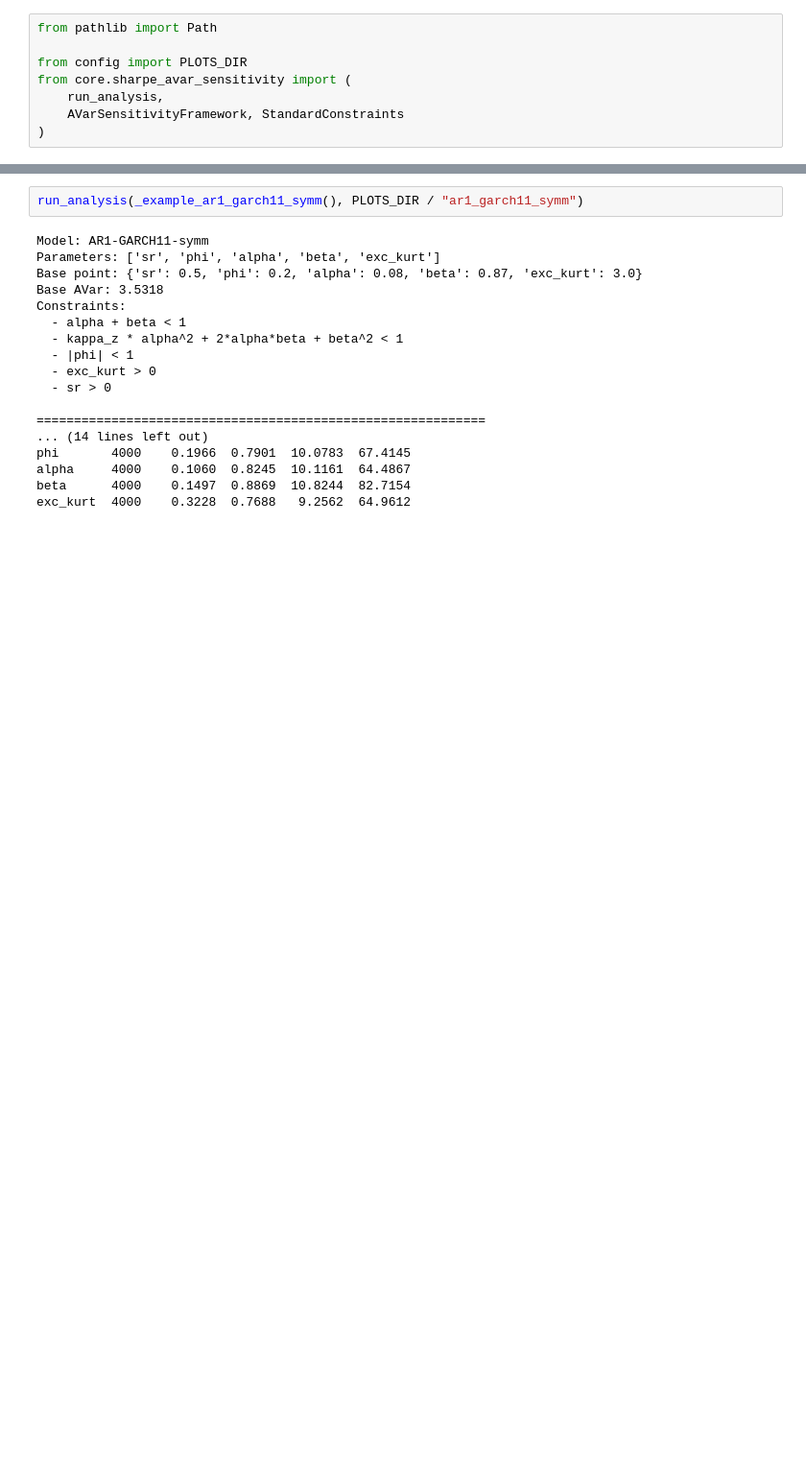
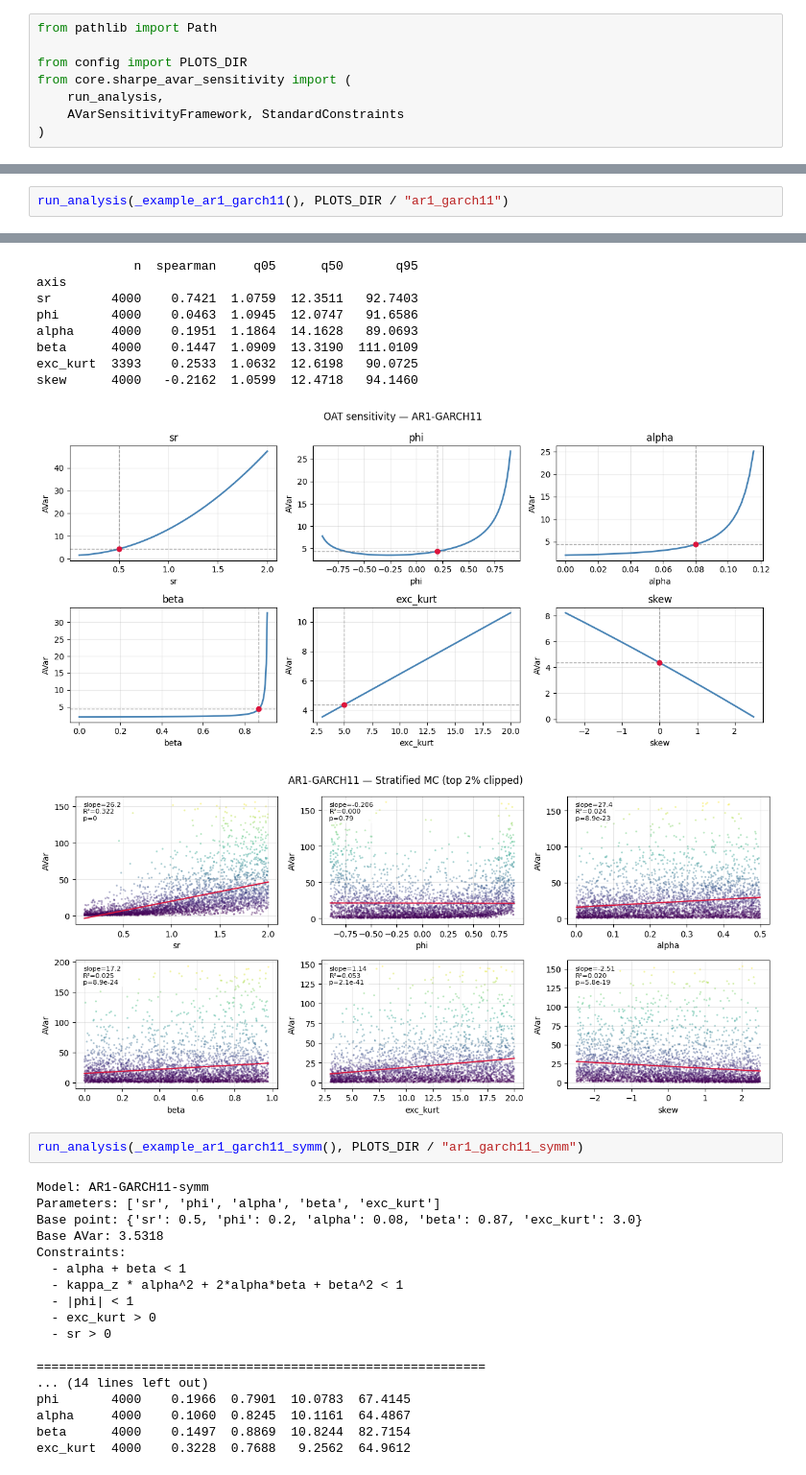
Before and after one commit to Fabro2701/sharpe_ratio_TFM, a Jupyter notebook: notebooks/presentation/sensitivity.ipynb, the cells around one changed output, grey strips where cells are left out. Shown at 96% size. Saved outputs shown, nothing was run; the diff lists cells and outputs as text; blank space fills up the shorter version.

```diff
--- a/notebooks/presentation/sensitivity.ipynb
+++ b/notebooks/presentation/sensitivity.ipynb
@@ -50,0 +105,3 @@ def _example_ar1_garch11_symm():
+# %%
+run_analysis(_example_ar1_garch11(), PLOTS_DIR / "ar1_garch11")
+# %% [output]
@@ -51,3 +125,13 @@ def _example_ar1_garch11_symm():
+             n  spearman     q05      q50       q95
+axis
+sr        4000    0.7421  1.0759  12.3511   92.7403
+phi       4000    0.0463  1.0945  12.0747   91.6586
+alpha     4000    0.1951  1.1864  14.1628   89.0693
+beta      4000    0.1447  1.0909  13.3190  111.0109
+exc_kurt  3393    0.2533  1.0632  12.6198   90.0725
+skew      4000   -0.2162  1.0599  12.4718   94.1460
+[figure, added]
+[figure, added]
 # %%
 run_analysis(_example_ar1_garch11_symm(), PLOTS_DIR / "ar1_garch11_symm")
 # %% [output]
```
Also changed, not shown: parts of 2 cells of this notebook, 1 other file.
